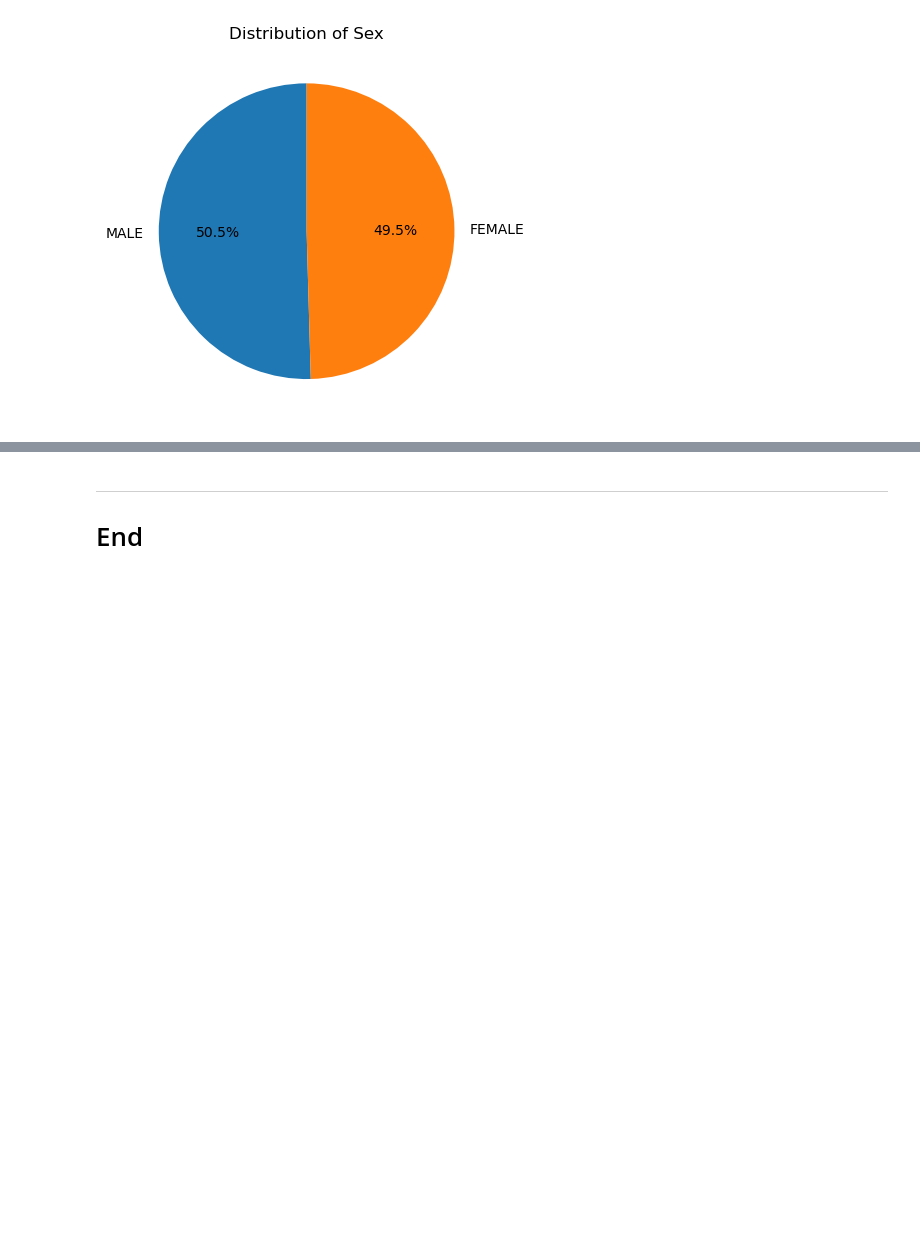
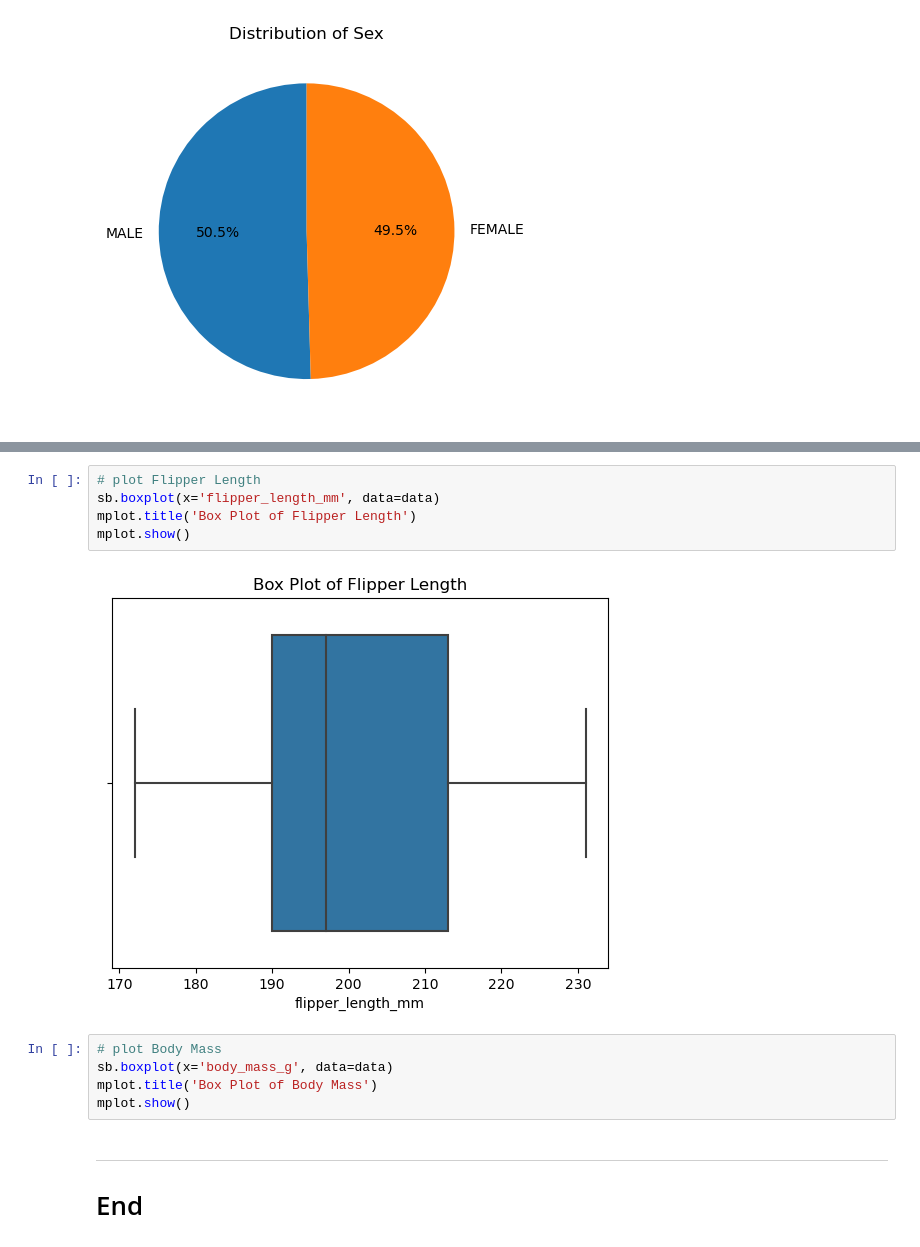
Before and after one commit to frankquinn89/Fundamentals_of_Data_Analysis, a Jupyter notebook: tasks.ipynb, the cells around one changed output, grey strips where cells are left out. Saved outputs shown, nothing was run; the diff lists cells and outputs as text; blank space fills up the shorter version.

```diff
--- a/tasks.ipynb
+++ b/tasks.ipynb
@@ -287,3 +301,15 @@ mplot.show()
+# %%
+# plot Flipper Length
+sb.boxplot(x='flipper_length_mm', data=data)
+mplot.title('Box Plot of Flipper Length')
+mplot.show()
+# %% [output]
+[figure, added]
+# %%
+# plot Body Mass
+sb.boxplot(x='body_mass_g', data=data)
+mplot.title('Box Plot of Body Mass')
+mplot.show()
 # %% [markdown]
  ***
 
```
Also changed, not shown: parts of 2 cells of this notebook.
